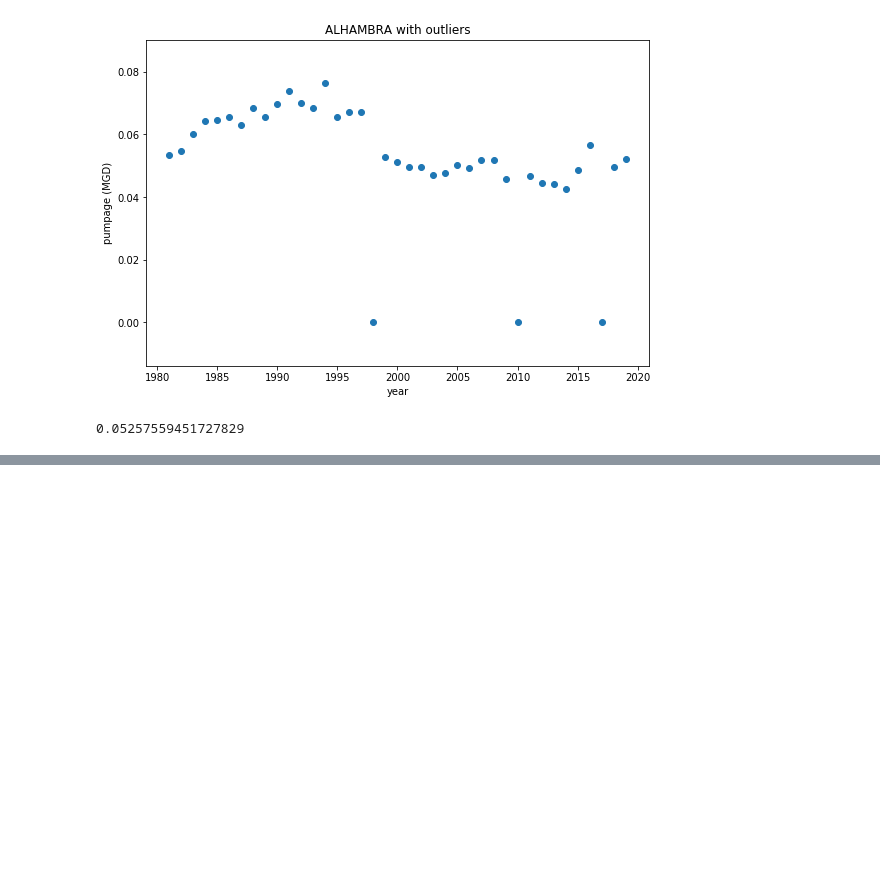
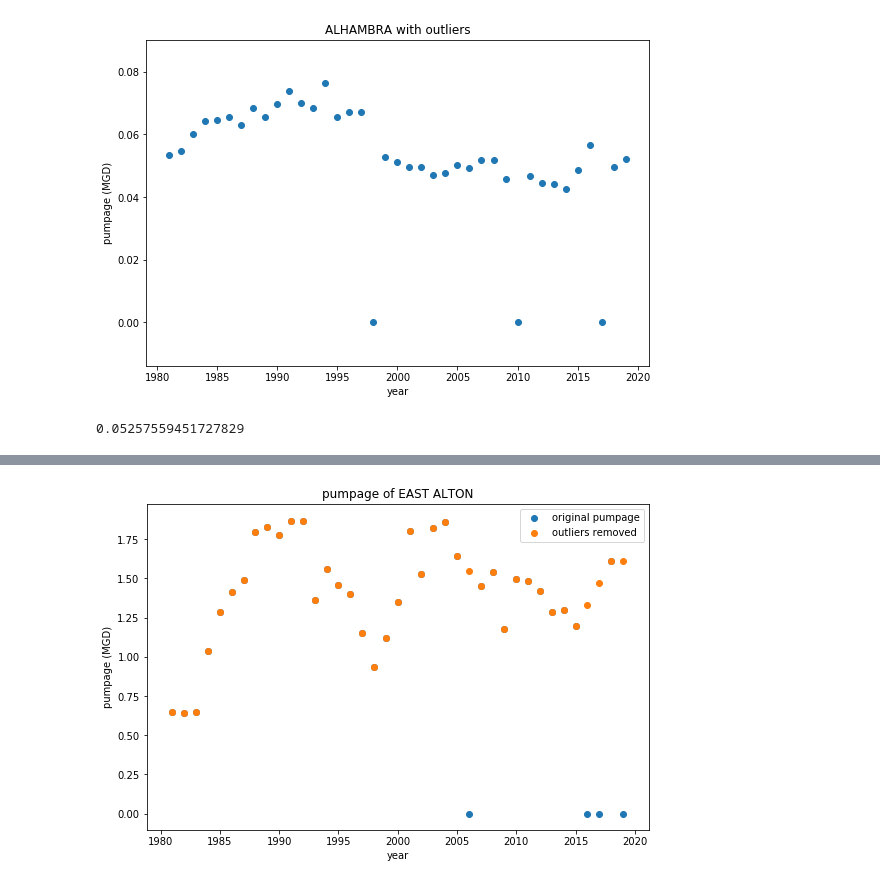
Before and after one commit to Firas-95/GEO572-Project-E.St.Louis, a Jupyter notebook: pumping/pump_data_modified_new.ipynb, the cells around one changed output, grey strips where cells are left out. Saved outputs shown, nothing was run; the diff lists cells and outputs as text; code cells hidden in the pictures; blank space fills up the shorter version.

```diff
--- a/pumping/pump_data_modified_new.ipynb
+++ b/pumping/pump_data_modified_new.ipynb
@@ -103,0 +94,4 @@ plt.legend()
+# %%
+pump_modified_plot(29)
+# %% [output]
+[figure, added]
```
Also changed, not shown: parts of 14 cells of this notebook, 2 other files.
